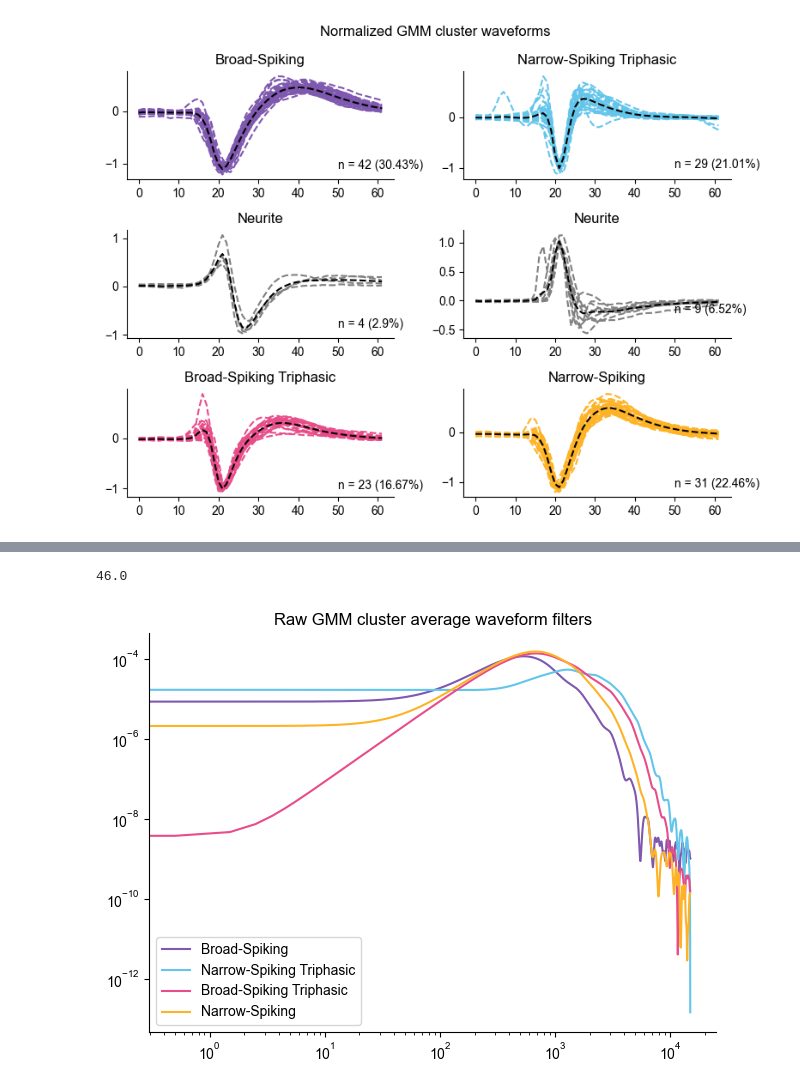
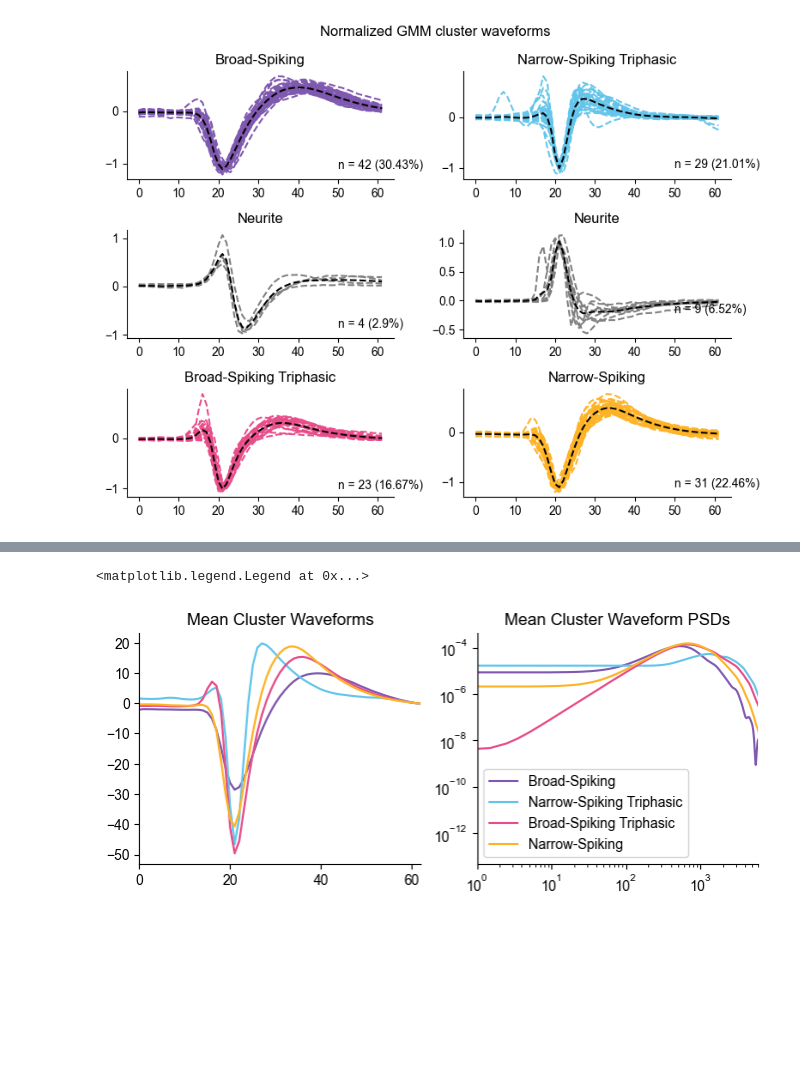
Before and after one commit to mateouma/fpp-npx, a Jupyter notebook: bsns_testing.ipynb, the cells around one changed output, grey strips where cells are left out. Drawn from its saved outputs; the diff is of its cells as text; code cells hidden in the pictures; blank space fills up the shorter version.

```diff
--- a/bsns_testing.ipynb
+++ b/bsns_testing.ipynb
@@ -189,24 +171,18 @@ def extract_mean_kernels(waveform_arr):
 # %%
 time_kernels_raw,freq_kernels_raw,kernel_psds_raw,kernel_psds_ATK_raw,freq_axis = extract_mean_kernels(mean_unit_waveforms)
 time_kernels_sc,freq_kernels_sc,kernel_psds_sc,kernel_psds_ATK_sc,freq_axis = extract_mean_kernels(waveforms_scaled)
-# %%
-7+5+5+6+3.5+10+2+7.5
-# %% [output]
-46.0
-# %%
-# fig, ax = plt.subplots(3,2, figsize=(8,6))
-
-# ax = ax.flatten()
-
-for gm_lab in [0,1,4,5]:
-    #ax[gm_lab].loglog(freq_axis, kernel_psds[gm_lab], color=CUSTOM_PAL_SORT_3[gm_lab])
-    # ax[gm_lab].loglog(freq_axis, kernel_psds_ATK[gm_lab], color=CUSTOM_PAL_SORT_3[gm_lab])
-    # ax[gm_lab].set_title(bsns_lab_dict[gm_lab])
-    plt.loglog(freq_axis, kernel_psds_ATK_raw[gm_lab], color=CUSTOM_PAL_SORT_4[gm_lab], label=bsns_lab_dict[gm_lab])
-    #plt.loglog(freq_axis, kernel_psds_sc[gm_lab], color=CUSTOM_PAL_SORT_3[gm_lab], linestyle='--')
-plt.title("Raw GMM cluster average waveform filters")
-plt.legend()
-plt.tight_layout()
-plt.show()
-# %% [output]
-[figure, removed]
+# %%
+fig, ax = plt.subplots(1,2, figsize=(8,3))
+
+for gm_lab in [0,1,4,5]:
+    ax[0].plot(time_kernels_raw[gm_lab], color=CUSTOM_PAL_SORT_4[gm_lab], label=bsns_lab_dict[gm_lab])
+    ax[1].loglog(freq_axis, kernel_psds_ATK_raw[gm_lab], color=CUSTOM_PAL_SORT_4[gm_lab], label=bsns_lab_dict[gm_lab])
+ax[0].set_xlim((0,62))
+ax[1].set_xlim((1,6000))
+ax[0].set_title("Mean Cluster Waveforms")
+ax[1].set_title("Mean Cluster Waveform PSDs")
+# ax[0].legend()
+ax[1].legend()
+# %% [output]
+<matplotlib.legend.Legend at 0x...>
+[figure, added]
```
Also changed, not shown: parts of 32 cells of this notebook, 41 other files.
